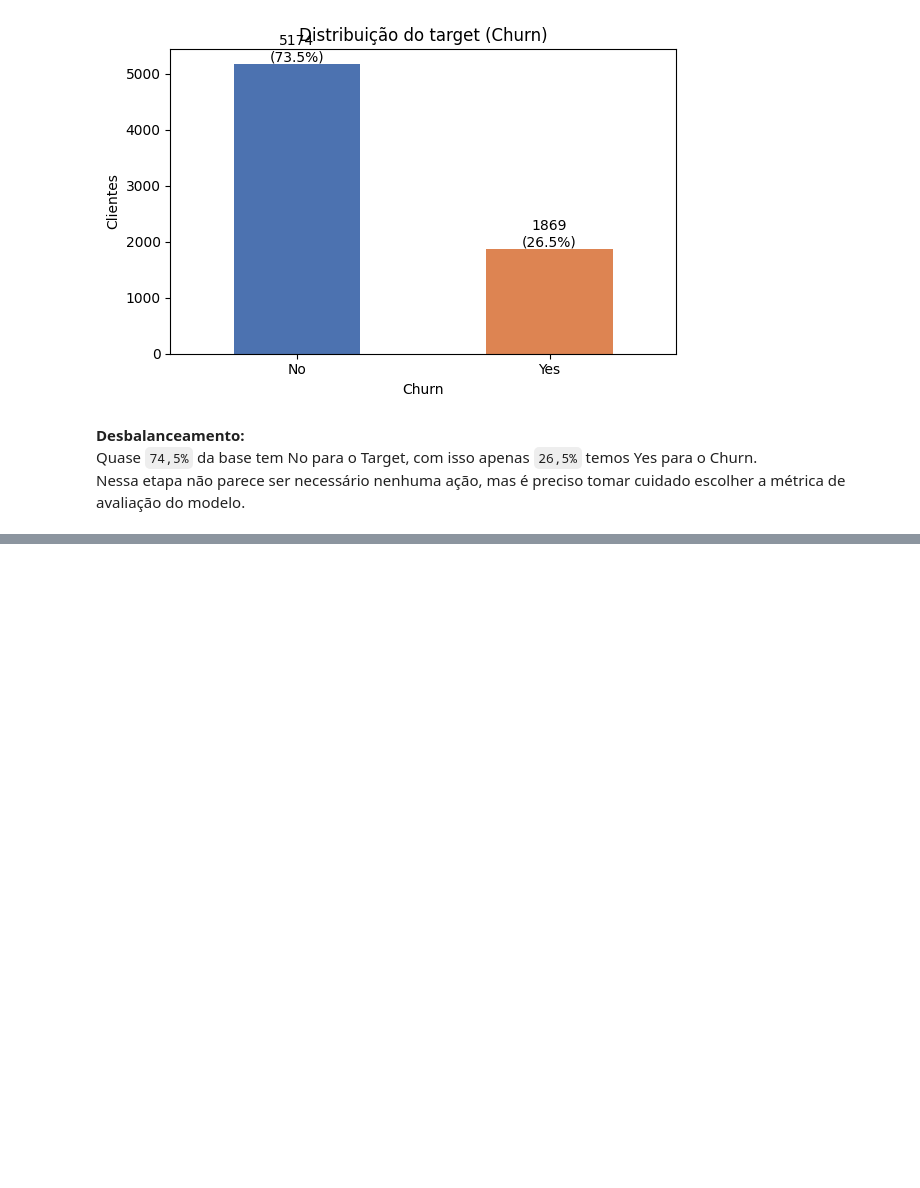
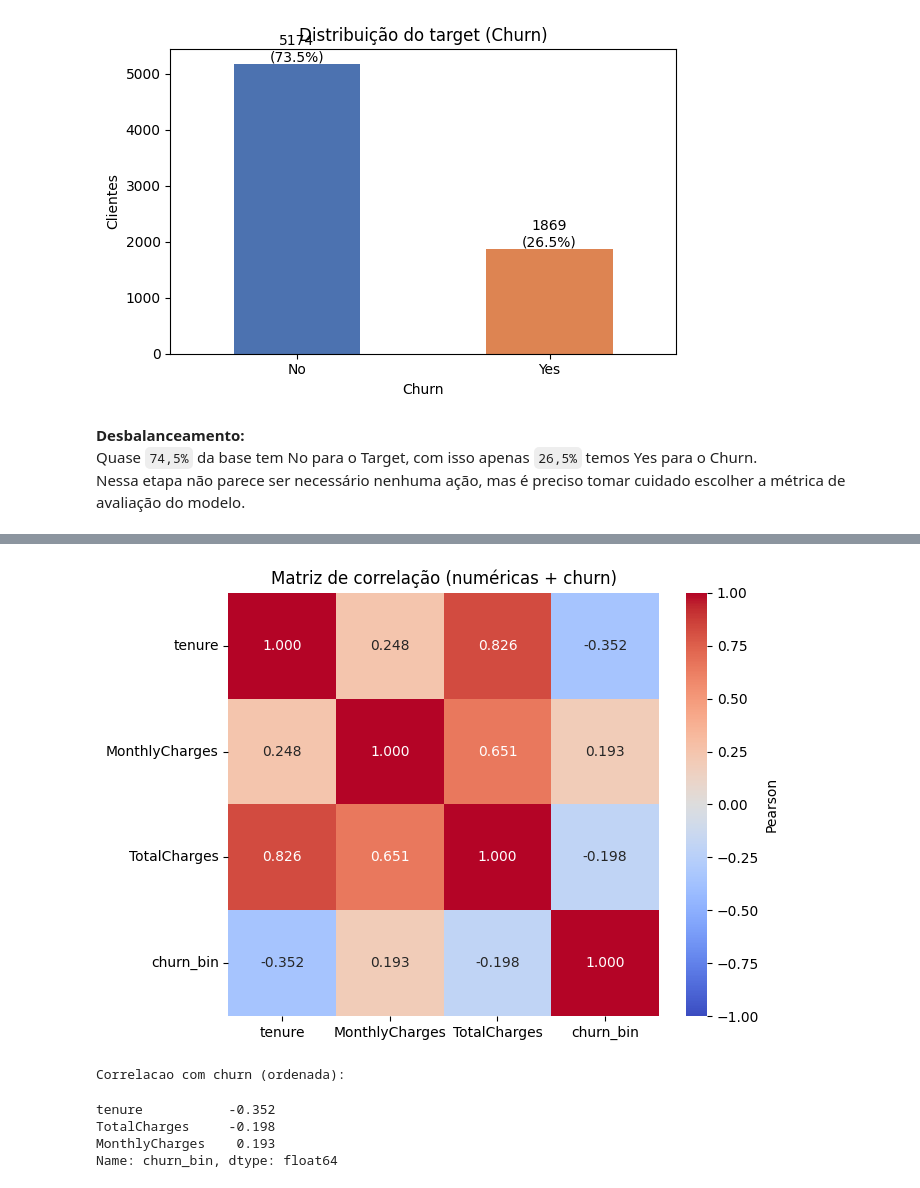
Before and after one commit to RaphaelLima89/fiap_tc01_churn, a Jupyter notebook: notebooks/01_eda.ipynb, the cells around one changed output, grey strips where cells are left out. Cells and saved outputs as stored; diff of their text form; code cells hidden in the pictures; blank space fills up the shorter version.

```diff
--- a/notebooks/01_eda.ipynb
+++ b/notebooks/01_eda.ipynb
@@ -255,0 +342,8 @@ Nessa etapa não parece ser necessário nenhuma ação, mas é preciso tomar cui
+# %%
+# Binarizar o target para entrar na matriz como numerica auxiliar
+df_corr = df_num.copy()
+df_corr["churn_bin"] = (df_corr[TARGET_COLUMN] == "Yes").astype(int)
+
+cols_corr = numericas + ["churn_bin"]
+corr_matrix = df_corr[cols_corr].corr(method="pearson").round(3)
+corr_matrix
@@ -255,0 +356,21 @@ Nessa etapa não parece ser necessário nenhuma ação, mas é preciso tomar cui
+# %%
+# Heatmap
+fig, ax = plt.subplots(figsize=(7, 5))
+sns.heatmap(corr_matrix, annot=True, fmt=".3f", cmap="coolwarm",
+            center=0, vmin=-1, vmax=1, ax=ax,
+            cbar_kws={"label": "Pearson"})
+ax.set_title("Matriz de correlação (numéricas + churn)")
+plt.tight_layout()
+plt.show()
+# %% [output]
+[figure, added]
+# %%
+# Correção com Churn e ordenada
+print("Correlacao com churn (ordenada):")
+corr_matrix["churn_bin"].drop("churn_bin").sort_values(key=abs, ascending=False)
+# %% [output]
+Correlacao com churn (ordenada):
+tenure           -0.352
+TotalCharges     -0.198
+MonthlyCharges    0.193
+Name: churn_bin, dtype: float64
```
Also changed, not shown: parts of 12 cells of this notebook.
